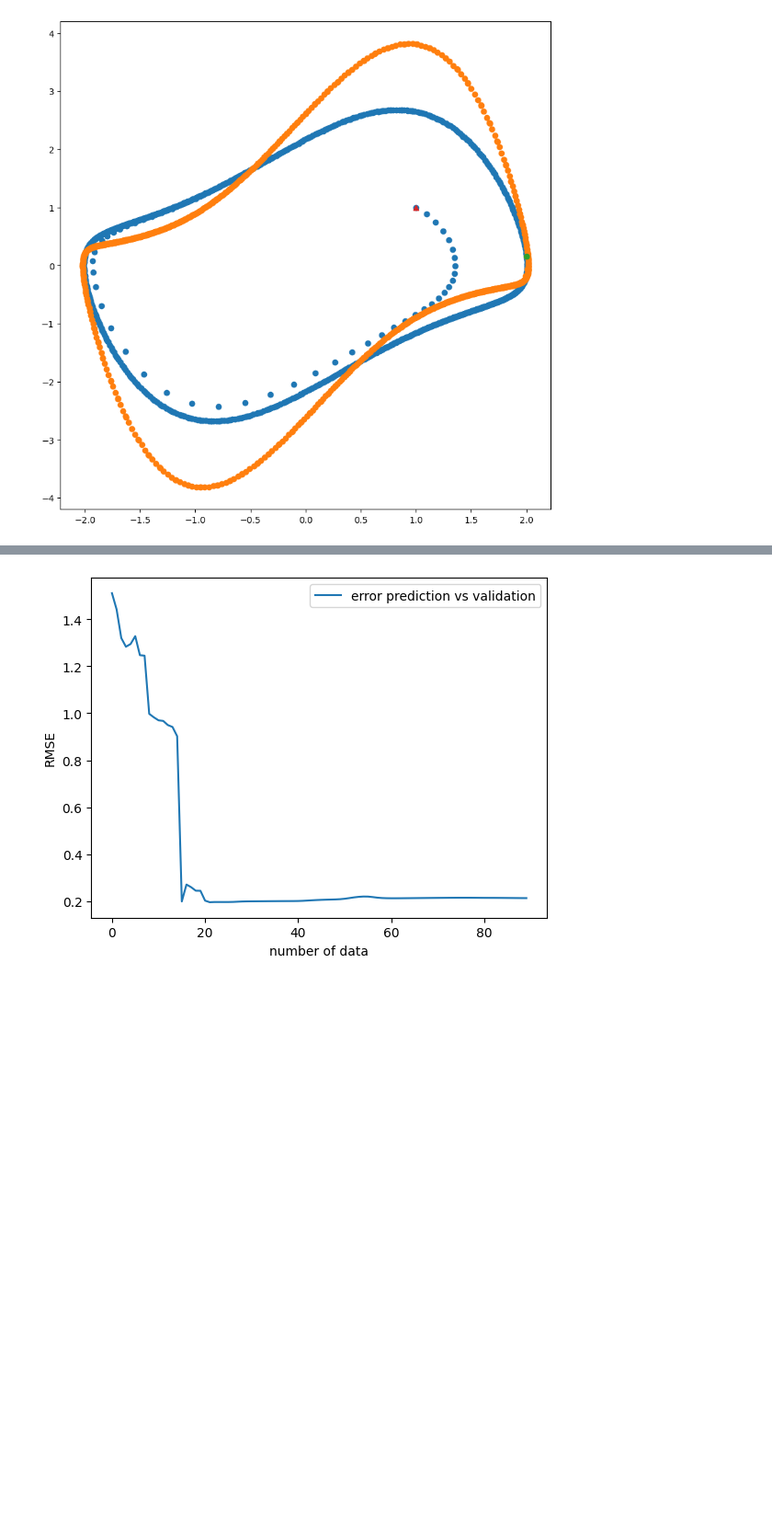
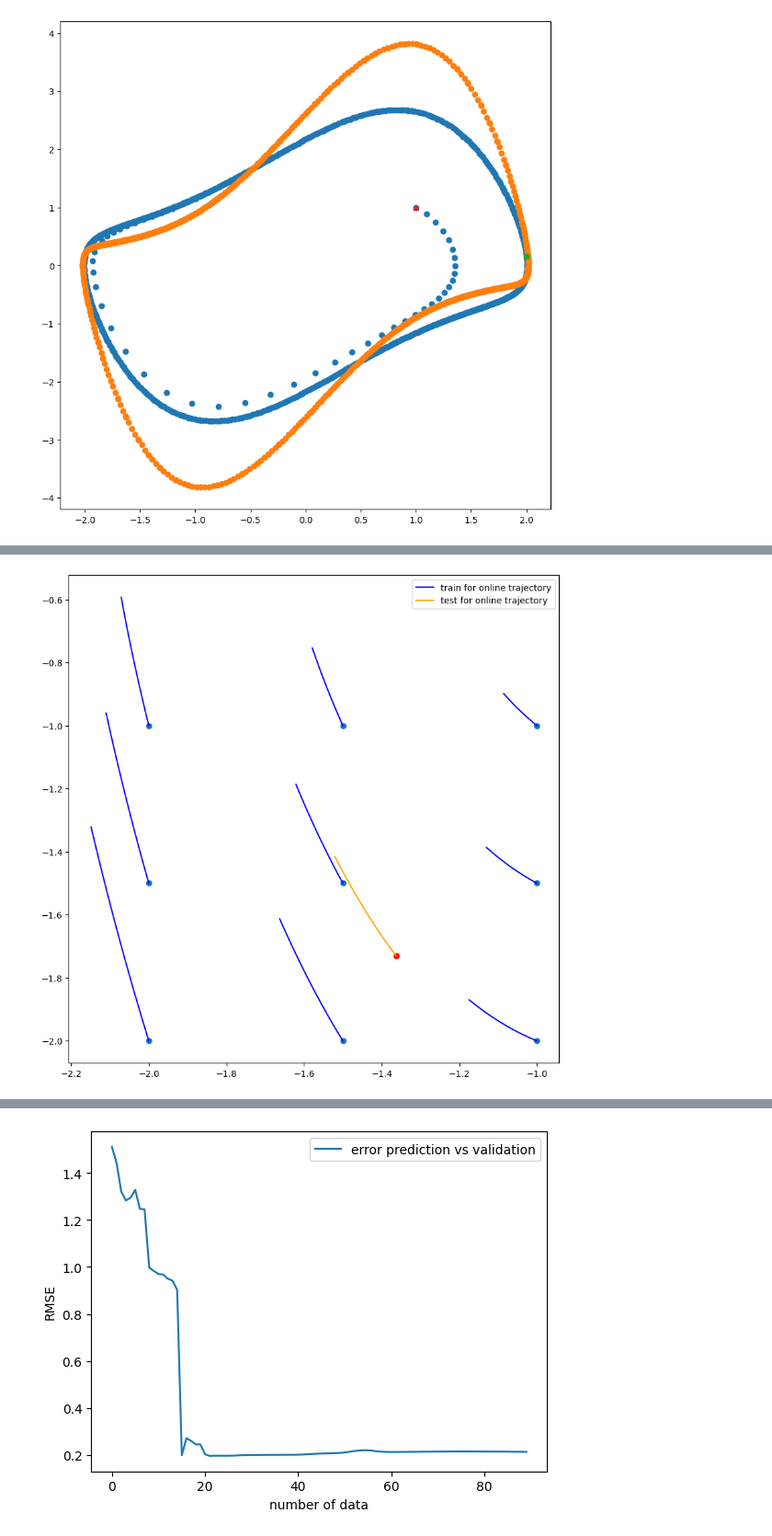
Before and after one commit to skyamat0/research, a Jupyter notebook: test.ipynb, the cells around one changed output, grey strips where cells are left out. Shown at 92% size. Saved outputs shown, nothing was run; the diff lists cells and outputs as text; code cells hidden in the pictures; blank space fills up the shorter version.

```diff
--- a/test.ipynb
+++ b/test.ipynb
@@ -231,0 +454,18 @@ plt.show()
+# %%
+# 3象限のメッシュをプロット
+LABEL=True
+fig, ax = plt.subplots(figsize=(10,10))
+ax.scatter(X2, Y2)
+for i in range(mesh_num**2):
+    if LABEL:
+        ax.plot(OnlineDataPoints[0, i*step+i:(i+1)*step+i], OnlineDataPoints[1, i*step+i:(i+1)*step+i], color="blue", label="train for online trajectory")
+        LABEL=False
+    else:
+        ax.plot(OnlineDataPoints[0, i*step+i:(i+1)*step+i], OnlineDataPoints[1, i*step+i:(i+1)*step+i], color="blue")
+ax.legend(loc="upper right", bbox_to_anchor=(1, 1))
+ax.scatter(InitTestDataPoint_3[:,0], InitTestDataPoint_3[:,1], color="red")
+ax.plot(TestDataPoint_3[0, :], TestDataPoint_3[1,:], color="orange", label="test for online trajectory")
+ax.legend()
+plt.show()
+# %% [output]
+[figure, added]
```
Also changed, not shown: parts of 26 cells of this notebook, 6 other files.
